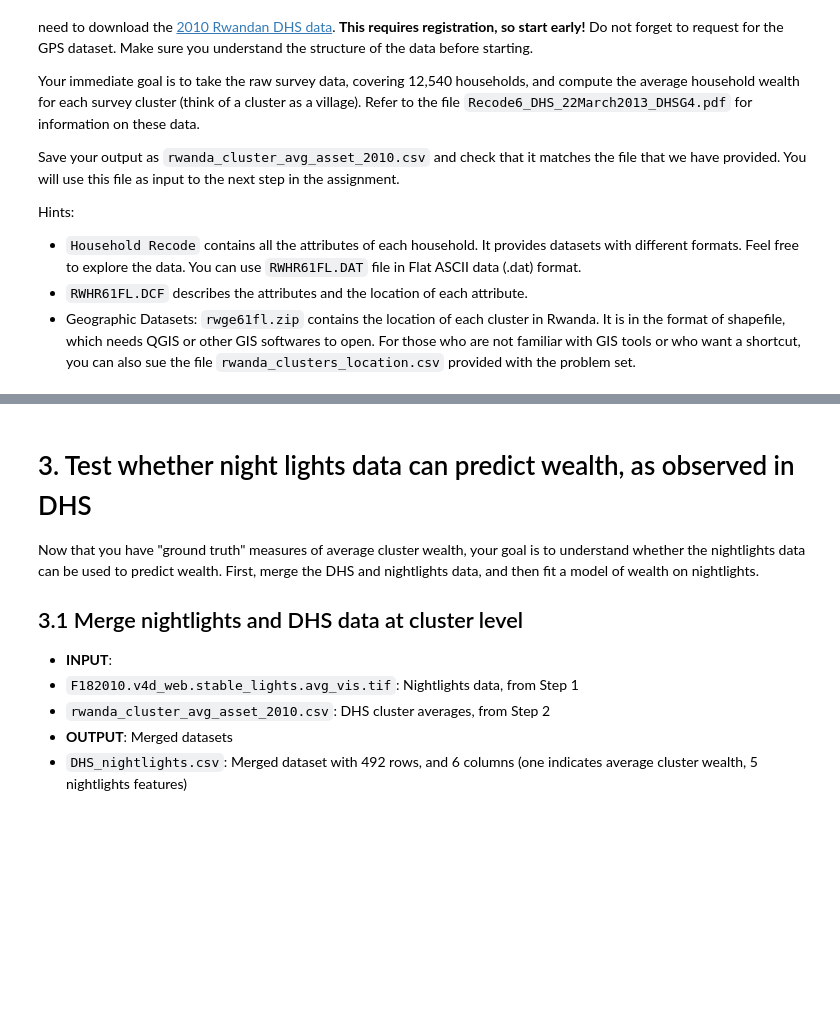
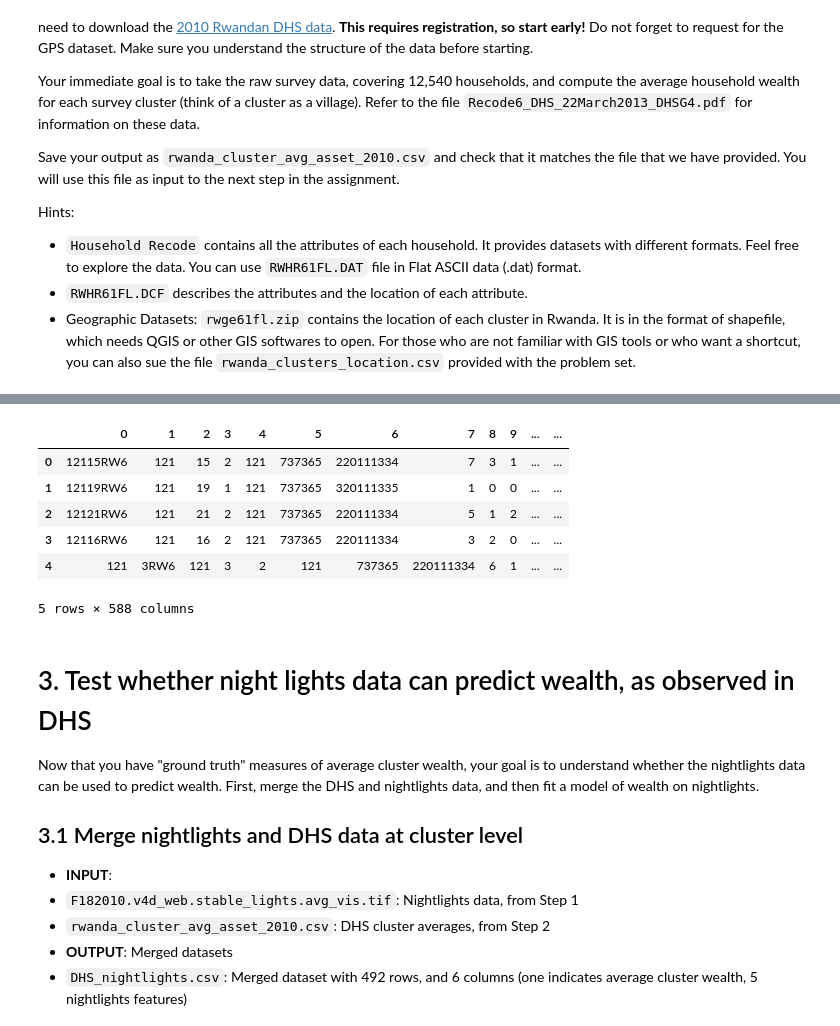
Before and after one commit to elsehow/diid17, a Jupyter notebook: DIID17-PS1.ipynb, the cells around one changed output, grey strips where cells are left out. Saved outputs shown, nothing was run; the diff lists cells and outputs as text; code cells hidden in the pictures; blank space fills up the shorter version.

Commit message:
Added/parsed survey + cluster data

```diff
--- a/DIID17-PS1.ipynb
+++ b/DIID17-PS1.ipynb
@@ -74,0 +84,15 @@ For reference, the cluster locations, overlaid on the nightlights data, are show
+# %%
+# convert .dat to dataframe with magic
+# https://stackoverflow.com/questions/27413843/difficulty-importing-dat-file
+with open('rwandan-dhs/RWHR61FL.DAT','r') as f:
+    dhs = pd.DataFrame(l.rstrip().split() for l in f)
+
+dhs.head()
+# %% [output]
+|  | 0 | 1 | 2 | 3 | 4 | 5 | 6 | 7 | 8 | 9 | ... | ... |
+| 0 | 12115RW6 | 121 | 15 | 2 | 121 | 737365 | 220111334 | 7 | 3 | 1 | ... | ... |
+| 1 | 12119RW6 | 121 | 19 | 1 | 121 | 737365 | 320111335 | 1 | 0 | 0 | ... | ... |
+| 2 | 12121RW6 | 121 | 21 | 2 | 121 | 737365 | 220111334 | 5 | 1 | 2 | ... | ... |
+| 3 | 12116RW6 | 121 | 16 | 2 | 121 | 737365 | 220111334 | 3 | 2 | 0 | ... | ... |
+| 4 | 121 | 3RW6 | 121 | 3 | 2 | 121 | 737365 | 220111334 | 6 | 1 | ... | ... |
+5 rows × 588 columns
```
Also changed, not shown: parts of 3 cells of this notebook.
